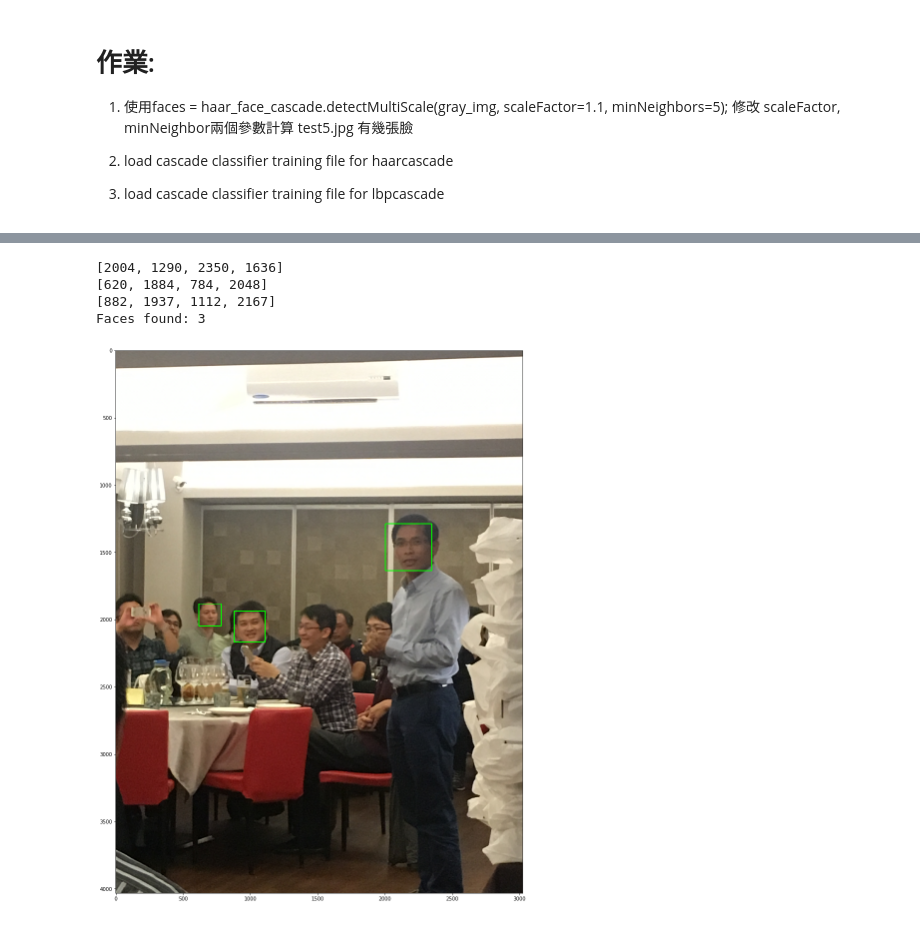
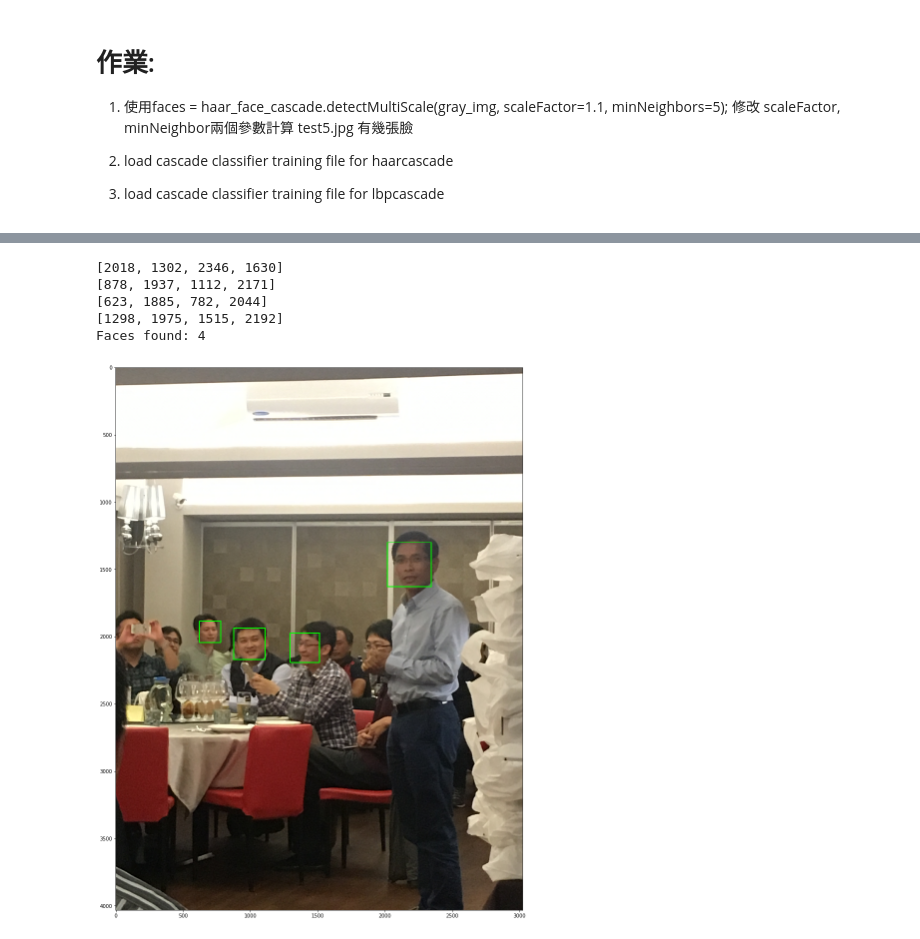
Before and after one commit to Lance0218/ML100-Days, a Jupyter notebook: homework/Day_064_HW.ipynb, the cells around one changed output, grey strips where cells are left out. Saved outputs shown, nothing was run; the diff lists cells and outputs as text; code cells hidden in the pictures.

```diff
--- a/homework/Day_064_HW.ipynb
+++ b/homework/Day_064_HW.ipynb
@@ -57,13 +57,14 @@ Faces found: 5
 # %%
 # 調用訓練好的 lbpcascade model
 haar_face_cascade = cv2.CascadeClassifier('data/lbpcascade_frontalface.xml')
 
 # Test
 test5 = cv2.imread('data/test5.jpg')
-faces_detected_img = detect_faces(haar_face_cascade, test5, 1.3, 3)
+faces_detected_img = detect_faces(haar_face_cascade, test5, 1.05, 12)
 # %% [output]
-[2004, 1290, 2350, 1636]
-[620, 1884, 784, 2048]
-[882, 1937, 1112, 2167]
-Faces found: 3
+[2018, 1302, 2346, 1630]
+[878, 1937, 1112, 2171]
+[623, 1885, 782, 2044]
+[1298, 1975, 1515, 2192]
+Faces found: 4
-[figure, old version]
+[figure, new version]
```
Also changed, not shown: parts of 2 cells of this notebook.
